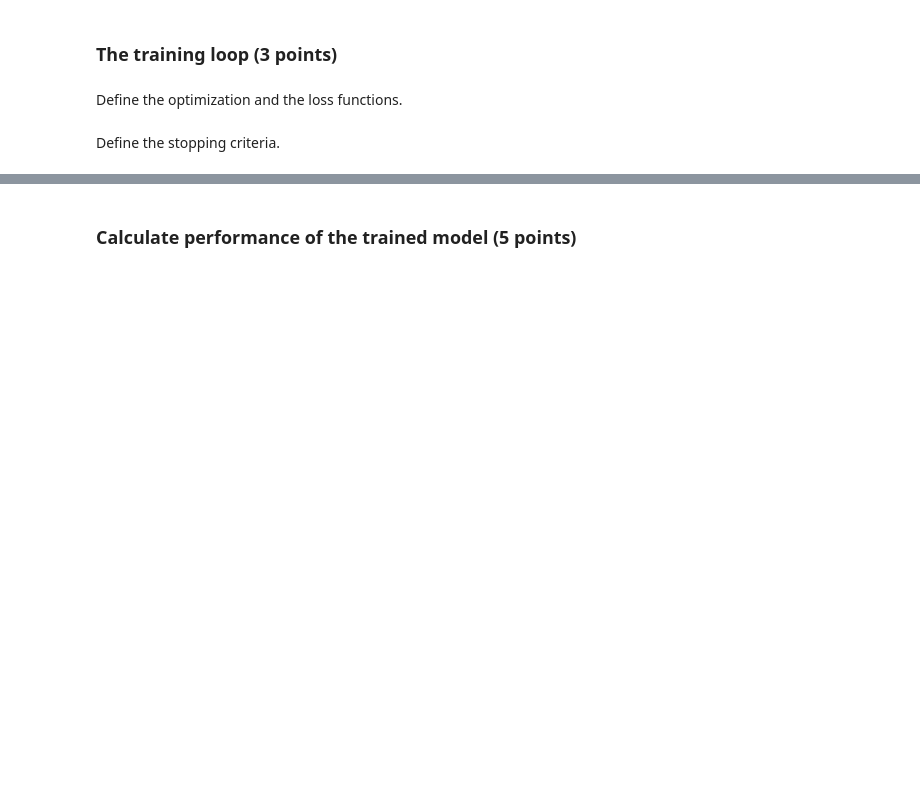
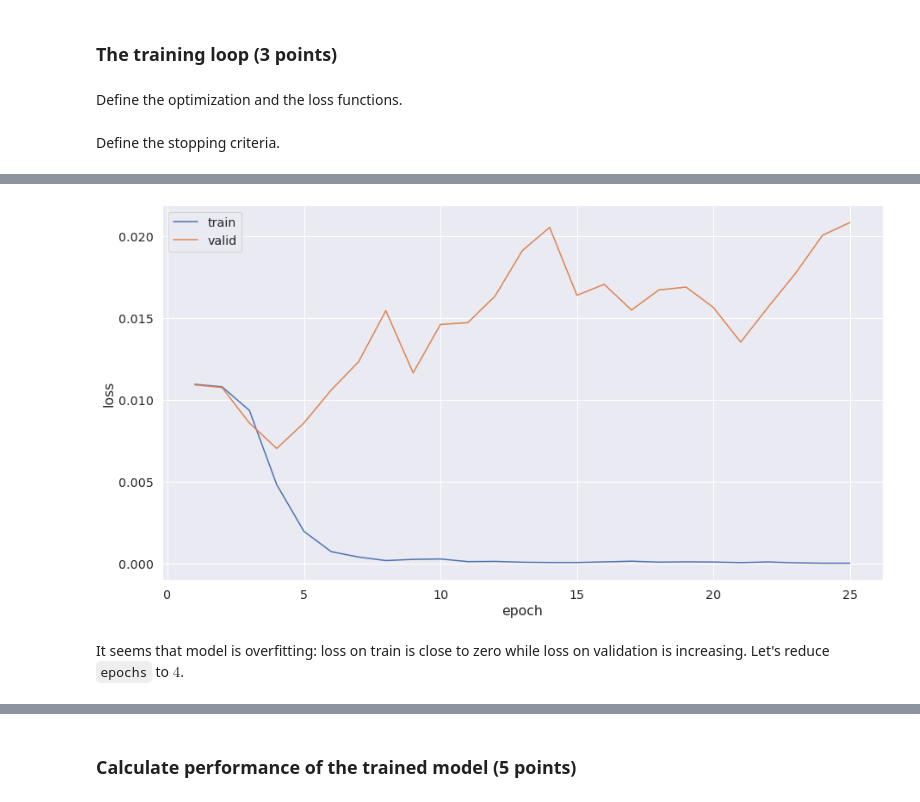
Before and after one commit to deep-nlp-spring-2020/Task-2-PeYceBall, a Jupyter notebook: task3_sentiment_rnn.ipynb, the cells around one changed output, grey strips where cells are left out. Drawn from its saved outputs; the diff is of its cells as text; code cells hidden in the pictures; blank space fills up the shorter version.

```diff
--- a/task3_sentiment_rnn.ipynb
+++ b/task3_sentiment_rnn.ipynb
@@ -109 +152,3 @@ epochs = # your code goes here
+# %%
+epochs = 25
 # %%
@@ -141,0 +188,7 @@ for epoch in range(1, epochs + 1):
+# %%
+%%time
+
+train_loss_history = []
+valid_loss_history = []
+
+train_loop()
@@ -141,0 +213,12 @@ for epoch in range(1, epochs + 1):
+# %%
+plt.figure(figsize=(15, 8))
+plt.plot(np.arange(epochs) + 1, train_loss_history, label='train')
+plt.plot(np.arange(epochs) + 1, valid_loss_history, label='valid')
+plt.xlabel('epoch')
+plt.ylabel('loss')
+plt.legend()
+plt.show()
+# %% [output]
+[figure, added]
+# %% [markdown]
+It seems that model is overfitting: loss on train is close to zero while loss on validation is increasing. Let's reduce `epochs` to $4$.
```
Also changed, not shown: parts of 24 cells of this notebook.
